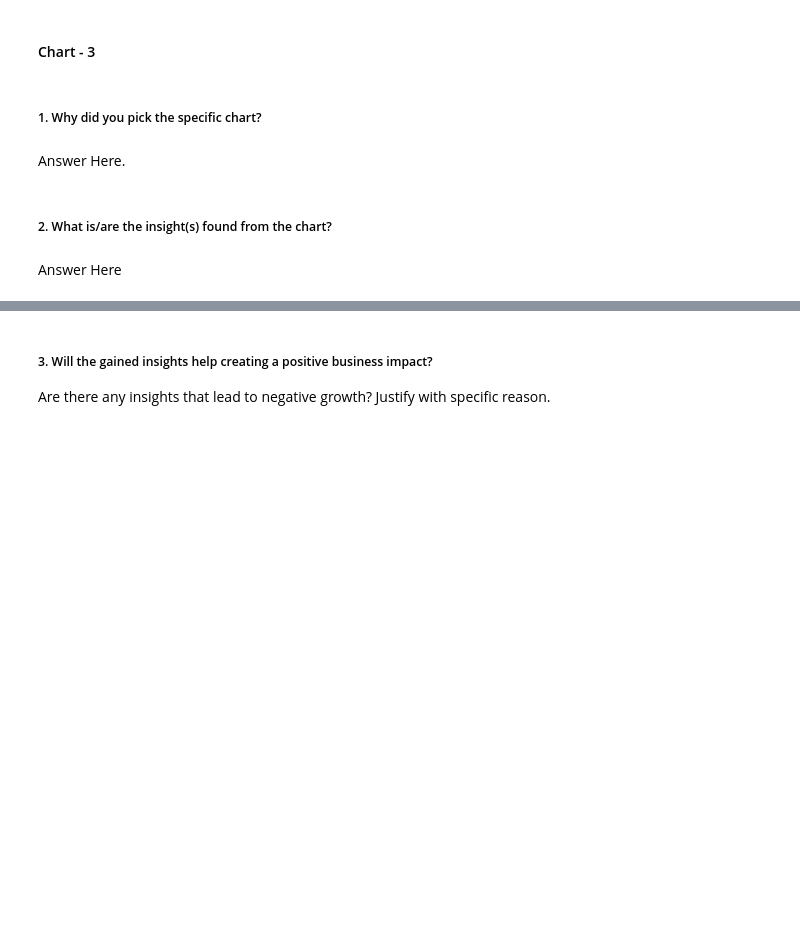
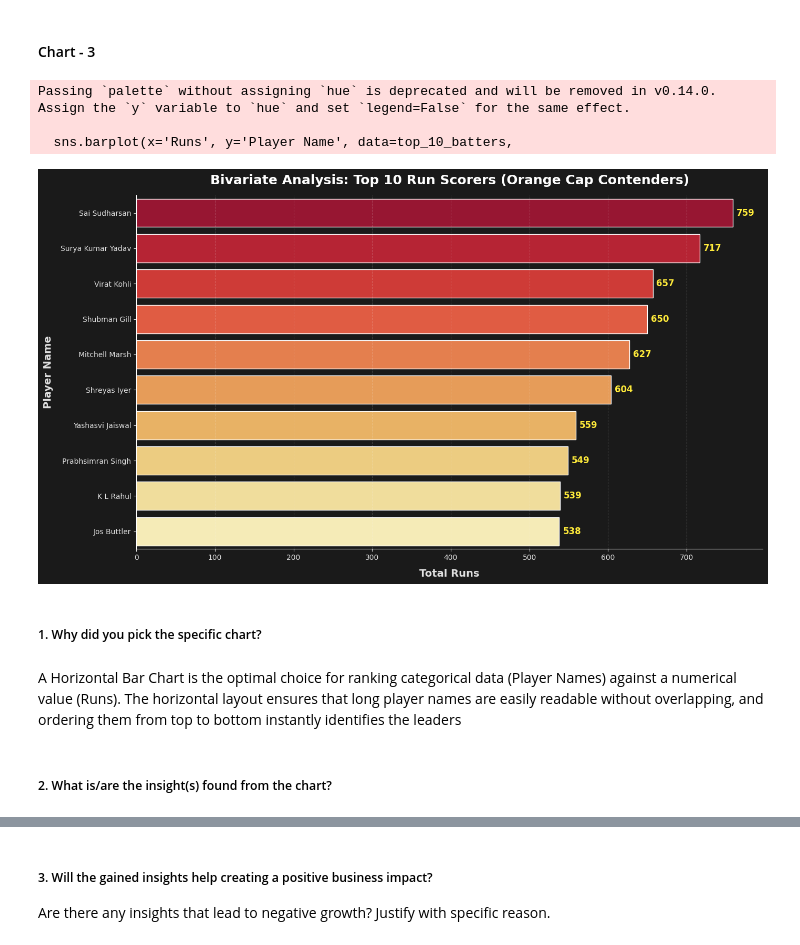
Before and after one commit to Madhav7871/IPL_Analysis, a Jupyter notebook: IPL_Analysis.ipynb, the cells around one changed output, grey strips where cells are left out. Cells and saved outputs as stored; diff of their text form; code cells hidden in the pictures; blank space fills up the shorter version.

```diff
--- a/IPL_Analysis.ipynb
+++ b/IPL_Analysis.ipynb
@@ -172,8 +372,45 @@ Answer Here
+# %%
+# Chart - 3 visualization code
+import matplotlib.pyplot as plt
+import seaborn as sns
+
+plt.style.use('dark_background')
+fig, ax = plt.subplots(figsize=(14, 8))
+fig.patch.set_facecolor('#1a1a1a')
+ax.set_facecolor('#1a1a1a')
+
+# Getting Top 10 Run Scorers
+top_10_batters = dataset.nlargest(10, 'Runs')
+
+# Horizontal bar chart with a fiery gradient theme
+sns.barplot(x='Runs', y='Player Name', data=top_10_batters,
+            palette='YlOrRd_r', edgecolor='#ffffff', ax=ax)
+
+plt.title('Bivariate Analysis: Top 10 Run Scorers (Orange Cap Contenders)', fontsize=18, fontweight='bold', color='white', pad=15)
+plt.xlabel('Total Runs', fontsize=14, fontweight='bold', color='#E0E0E0', labelpad=10)
+plt.ylabel('Player Name', fontsize=14, fontweight='bold', color='#E0E0E0', labelpad=10)
+
+plt.grid(axis='x', linestyle='--', alpha=0.2, color='white')
+sns.despine(top=True, right=True)
+ax.tick_params(colors='#E0E0E0')
+
+# Adding data labels to the bars
+for p in ax.patches:
+    ax.annotate(f"{int(p.get_width())}",
+                (p.get_width(), p.get_y() + p.get_height() / 2.),
+                ha='left', va='center', xytext=(5, 0), textcoords='offset points',
+                color='#ffeb3b', fontweight='bold', fontsize=12)
+
+plt.tight_layout()
+plt.show()
+# %% [output]
+Passing `palette` without assigning `hue` is deprecated and will be removed in v0.14.0. Assign the `y` variable to `hue` and set `legend=False` for the same effect.
+
+  sns.barplot(x='Runs', y='Player Name', data=top_10_batters,
+[figure, added]
 # %% [markdown]
 ##### 1. Why did you pick the specific chart?
-# %% [markdown]
-Answer Here.
+# %% [markdown]
+A Horizontal Bar Chart is the optimal choice for ranking categorical data (Player Names) against a numerical value (Runs). The horizontal layout ensures that long player names are easily readable without overlapping, and ordering them from top to bottom instantly identifies the leaders
 # %% [markdown]
 ##### 2. What is/are the insight(s) found from the chart?
-# %% [markdown]
-Answer Here
```
Also changed, not shown: parts of 100 cells of this notebook.
